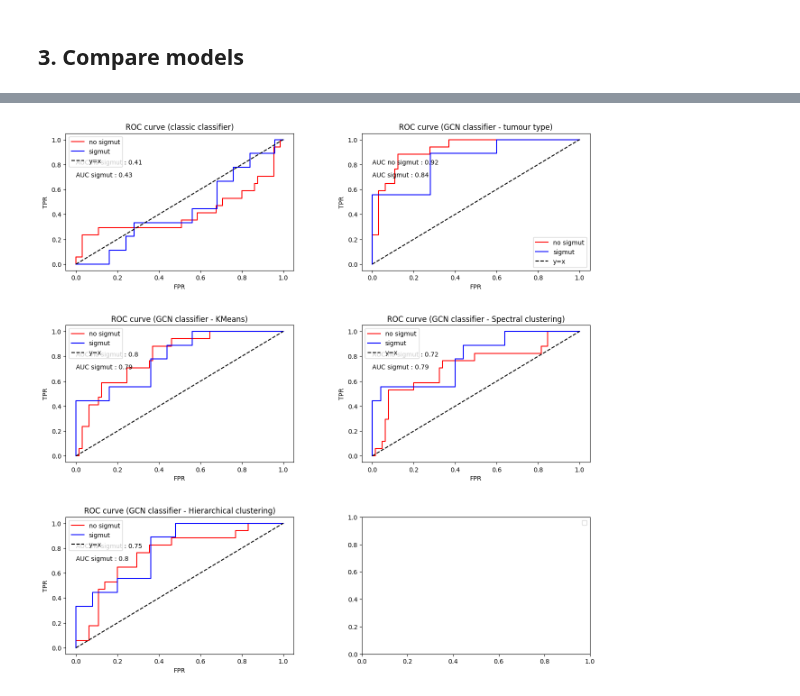
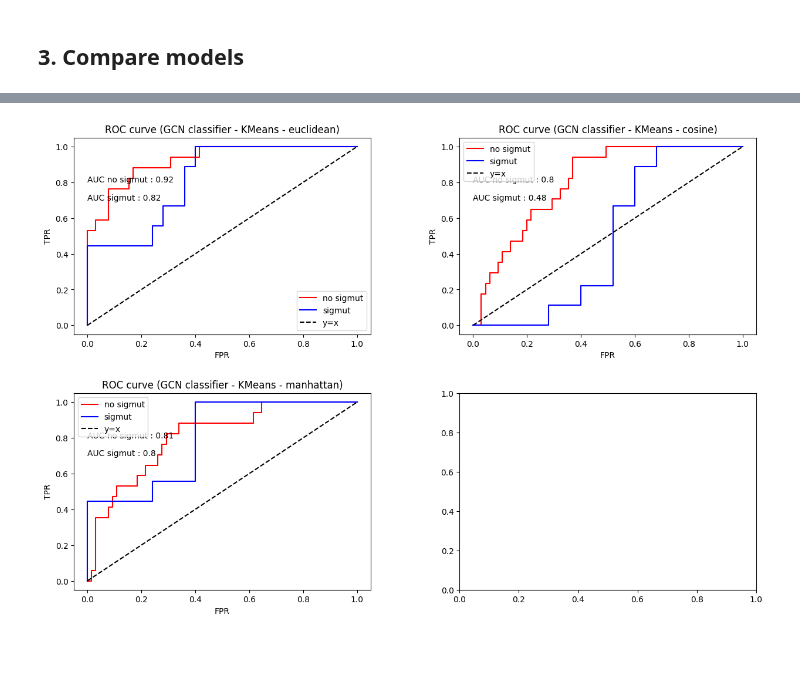
Before and after one commit to Arthur8754/mutational-signatures, a Jupyter notebook: predict-response.ipynb, the cells around one changed output, grey strips where cells are left out. Drawn from its saved outputs; the diff is of its cells as text; code cells hidden in the pictures; blank space fills up the shorter version.

Commit message:
Test different distances

```diff
--- a/predict-response.ipynb
+++ b/predict-response.ipynb
@@ -88,2 +86,5 @@ max_neighbors = 3
+# %%
+distance_measure_euclidean, distance_measure_cosine, distance_measure_manhattan, distance_error = "euclidean","cosine","manhattan","mahalanobis"
+max_neighbors = 3
 # %% [markdown]
 ### 1. Split per tumour type
@@ -128,2 +207,18 @@ test_scores_gcn_sigmut_kmeans, test_classes_gcn_sigmut_kmeans = gcn_manager_sigm
+# %%
+# Distance matrix no sigmut
+distance_matrix_manhattan_no_sigmut = manhattan_distances(X_no_sigmut)
+
+# Distance matrix sigmut
+distance_matrix_manhattan_sigmut = manhattan_distances(X_sigmut)
+
+# Group labels for connecting patients (kmeans clusters)
+group_no_sigmut_kmeans_manhattan = KMeans(n_clusters=10).fit(distance_matrix_manhattan_no_sigmut).labels_
+group_sigmut_kmeans_manhattan = KMeans(n_clusters=10).fit(distance_matrix_manhattan_sigmut).labels_
+
+## No sigmut
+test_scores_gcn_no_sigmut_kmeans_manhattan, test_classes_gcn_no_sigmut_kmeans_manhattan = gcn_manager_no_sigmut_kmeans_manhattan.leave_one_out_cross_validation(X_no_sigmut, y_no_sigmut, group_no_sigmut_kmeans_manhattan, 50, distance_measure_manhattan, max_neighbors)
+
+## Sigmut
+test_scores_gcn_sigmut_kmeans_manhattan, test_classes_gcn_sigmut_kmeans_manhattan = gcn_manager_sigmut_kmeans_manhattan.leave_one_out_cross_validation(X_sigmut, y_sigmut, group_sigmut_kmeans_manhattan, 50, distance_measure_manhattan, max_neighbors)
 # %% [markdown]
 ### 3. Split per Spectral clustering clusters
@@ -276,62 +569,39 @@ plt.subplots_adjust(hspace=0.7)
 # %%
-fig, ax = plt.subplots(3,2,figsize=(15,15))
+fig, ax = plt.subplots(2,2,figsize=(15,10))
 x = np.linspace(0,1,100)
 
-# Classic classifier :
-ax[0,0].plot(fpr_classic_no_sigmut, tpr_classic_no_sigmut, color='red',label='no sigmut')
-ax[0,0].plot(fpr_classic_sigmut, tpr_classic_sigmut, color='blue',label='sigmut')
+# Euclidean distance :
+ax[0,0].plot(fpr_gcn_no_sigmut_kmeans_euclidean, tpr_gcn_no_sigmut_kmeans_euclidean, color='red',label='no sigmut')
+ax[0,0].plot(fpr_gcn_sigmut_kmeans_euclidean, tpr_gcn_sigmut_kmeans_euclidean, color='blue',label='sigmut')
 ax[0,0].plot(x,x,linestyle='--',color='black',label='y=x')
 ax[0,0].set_xlabel('FPR')
 ax[0,0].set_ylabel('TPR')
-ax[0,0].set_title('ROC curve (classic classifier)')
+ax[0,0].set_title('ROC curve (GCN classifier - KMeans - euclidean)')
 ax[0,0].legend()
-ax[0,0].text(0,0.8,f"AUC no sigmut : {auc_classic_no_sigmut}")
-ax[0,0].text(0,0.7,f"AUC sigmut : {auc_classic_sigmut}")
+ax[0,0].text(0,0.8,f"AUC no sigmut : {auc_gcn_no_sigmut_kmeans_euclidean}")
+ax[0,0].text(0,0.7,f"AUC sigmut : {auc_gcn_sigmut_kmeans_euclidean}")
 
-# GCN classifier - tumour type :
-ax[0,1].plot(fpr_gcn_no_sigmut_tumour_type, tpr_gcn_no_sigmut_tumour_type, color='red',label='no sigmut')
-ax[0,1].plot(fpr_gcn_sigmut_tumour_type, tpr_gcn_sigmut_tumour_type, color='blue',label='sigmut')
+# Cosine distance :
+ax[0,1].plot(fpr_gcn_no_sigmut_kmeans_cosine, tpr_gcn_no_sigmut_kmeans_cosine, color='red',label='no sigmut')
+ax[0,1].plot(fpr_gcn_sigmut_kmeans_cosine, tpr_gcn_sigmut_kmeans_cosine, color='blue',label='sigmut')
 ax[0,1].plot(x,x,linestyle='--',color='black',label='y=x')
 ax[0,1].set_xlabel('FPR')
 ax[0,1].set_ylabel('TPR')
-ax[0,1].set_title('ROC curve (GCN classifier - tumour type)')
+ax[0,1].set_title('ROC curve (GCN classifier - KMeans - cosine)')
 ax[0,1].legend()
-ax[0,1].text(0,0.8,f"AUC no sigmut : {auc_gcn_no_sigmut_tumour_type}")
-ax[0,1].text(0,0.7,f"AUC sigmut : {auc_gcn_sigmut_tumour_type}")
+ax[0,1].text(0,0.8,f"AUC no sigmut : {auc_gcn_no_sigmut_kmeans_cosine}")
+ax[0,1].text(0,0.7,f"AUC sigmut : {auc_gcn_sigmut_kmeans_cosine}")
 
-# GCN classifier - KMeans :
-ax[1,0].plot(fpr_gcn_no_sigmut_kmeans, tpr_gcn_no_sigmut_kmeans, color='red',label='no sigmut')
-ax[1,0].plot(fpr_gcn_sigmut_kmeans, tpr_gcn_sigmut_kmeans, color='blue',label='sigmut')
+# Manhattan distance :
+ax[1,0].plot(fpr_gcn_no_sigmut_kmeans_manhattan, tpr_gcn_no_sigmut_kmeans_manhattan, color='red',label='no sigmut')
+ax[1,0].plot(fpr_gcn_sigmut_kmeans_manhattan, tpr_gcn_sigmut_kmeans_manhattan, color='blue',label='sigmut')
 ax[1,0].plot(x,x,linestyle='--',color='black',label='y=x')
 ax[1,0].set_xlabel('FPR')
 ax[1,0].set_ylabel('TPR')
-ax[1,0].set_title('ROC curve (GCN classifier - KMeans)')
+ax[1,0].set_title('ROC curve (GCN classifier - KMeans - manhattan)')
 ax[1,0].legend()
-ax[1,0].text(0,0.8,f"AUC no sigmut : {auc_gcn_no_sigmut_kmeans}")
-ax[1,0].text(0,0.7,f"AUC sigmut : {auc_gcn_sigmut_kmeans}")
+ax[1,0].text(0,0.8,f"AUC no sigmut : {auc_gcn_no_sigmut_kmeans_manhattan}")
+ax[1,0].text(0,0.7,f"AUC sigmut : {auc_gcn_sigmut_kmeans_manhattan}")
 
-# GCN classifier - Spectral clustering :
-ax[1,1].plot(fpr_gcn_no_sigmut_spectral, tpr_gcn_no_sigmut_spectral, color='red',label='no sigmut')
-ax[1,1].plot(fpr_gcn_sigmut_spectral, tpr_gcn_sigmut_spectral, color='blue',label='sigmut')
-ax[1,1].plot(x,x,linestyle='--',color='black',label='y=x')
-ax[1,1].set_xlabel('FPR')
-ax[1,1].set_ylabel('TPR')
-ax[1,1].set_title('ROC curve (GCN classifier - Spectral clustering)')
-ax[1,1].legend()
-ax[1,1].text(0,0.8,f"AUC no sigmut : {auc_gcn_no_sigmut_spectral}")
-ax[1,1].text(0,0.7,f"AUC sigmut : {auc_gcn_sigmut_spectral}")
-
-# GCN classifier - Hierarchical clustering :
-ax[2,0].plot(fpr_gcn_no_sigmut_hierarchical, tpr_gcn_no_sigmut_hierarchical, color='red',label='no sigmut')
-ax[2,0].plot(fpr_gcn_sigmut_hierarchical, tpr_gcn_sigmut_hierarchical, color='blue',label='sigmut')
-ax[2,0].plot(x,x,linestyle='--',color='black',label='y=x')
-ax[2,0].set_xlabel('FPR')
-ax[2,0].set_ylabel('TPR')
-ax[2,0].set_title('ROC curve (GCN classifier - Hierarchical clustering)')
-ax[2,0].legend()
-ax[2,0].text(0,0.8,f"AUC no sigmut : {auc_gcn_no_sigmut_hierarchical}")
-ax[2,0].text(0,0.7,f"AUC sigmut : {auc_gcn_sigmut_hierarchical}")
-
-plt.legend()
-plt.subplots_adjust(wspace=0.3,hspace=0.4)
+plt.subplots_adjust(wspace=0.3,hspace=0.3)
 # %% [output]
@@ -339 +608 @@ No artists with labels found to put in legend.  Note that artists whose label st
-[figure, old version]
+[figure, new version]
```
Also changed, not shown: parts of 59 cells of this notebook, 1 other file.
